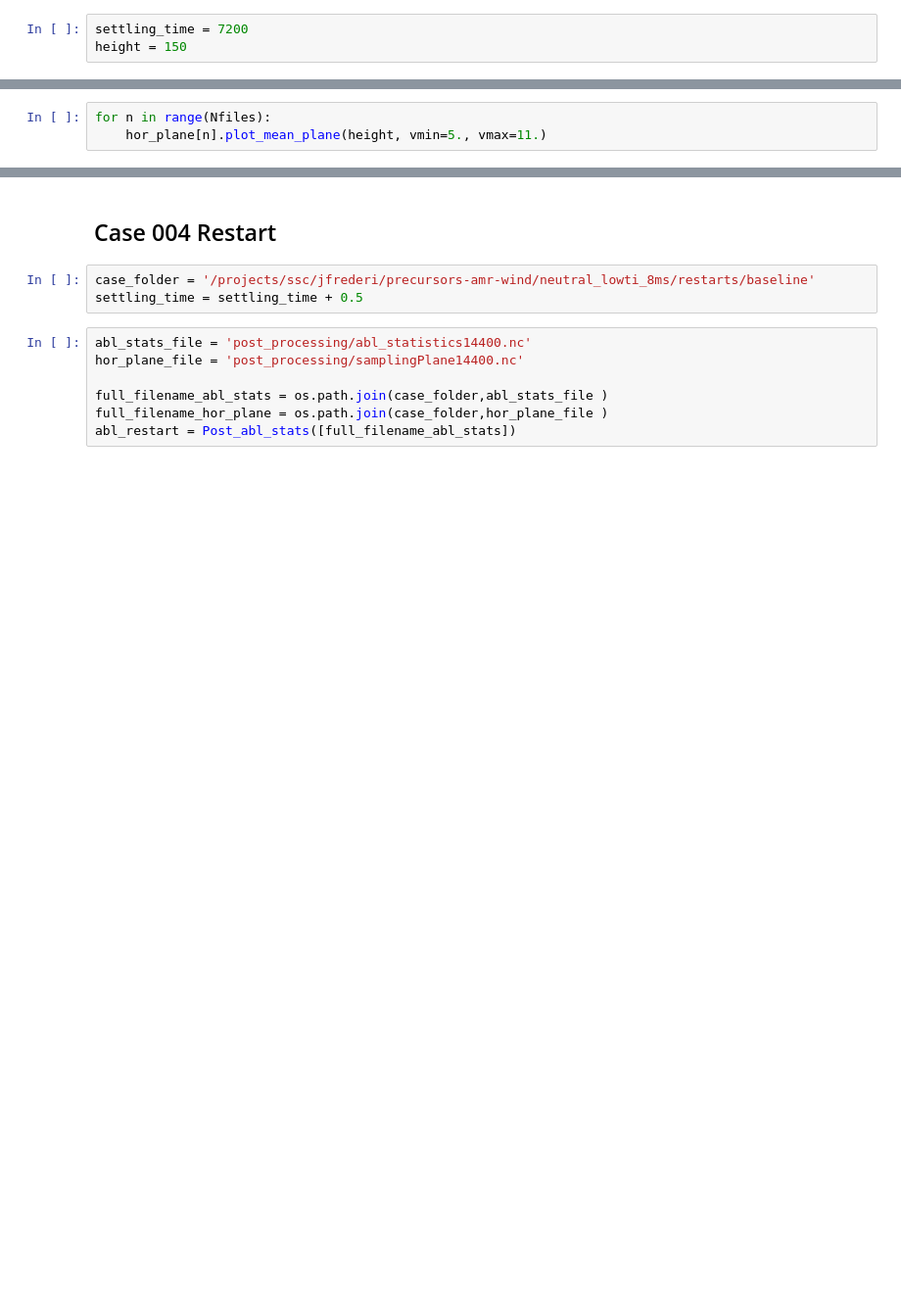
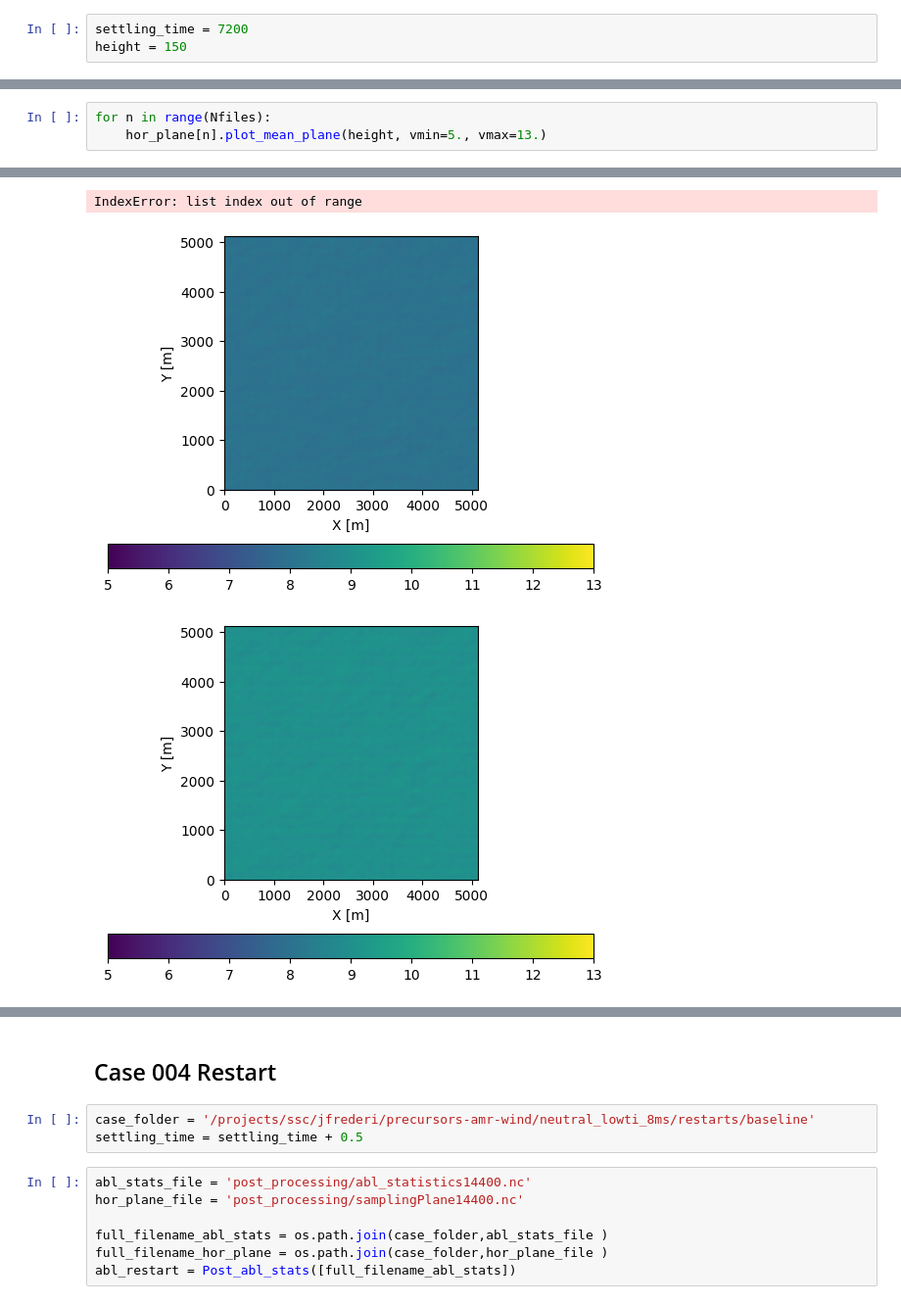
Before and after one commit to NREL/moa_python, a Jupyter notebook: example_post_processing/00_post_process_precursor.ipynb, the cells around one changed output, grey strips where cells are left out. Shown at 98% size. Cells and saved outputs as stored; diff of their text form; blank space fills up the shorter version.

```diff
--- a/example_post_processing/00_post_process_precursor.ipynb
+++ b/example_post_processing/00_post_process_precursor.ipynb
@@ -85,3 +144,4 @@ for n in range(Nfiles):
 # %%
 for n in range(Nfiles):
-    hor_plane[n].plot_mean_plane(height, vmin=5., vmax=11.)
+    hor_plane[n].plot_mean_plane(height, vmin=5., vmax=13.)
+# %% [output]
@@ -87,0 +168,3 @@ for n in range(Nfiles):
+IndexError: list index out of range
+[figure, added]
+[figure, added]
```
Also changed, not shown: parts of 9 cells of this notebook, 9 other files.
